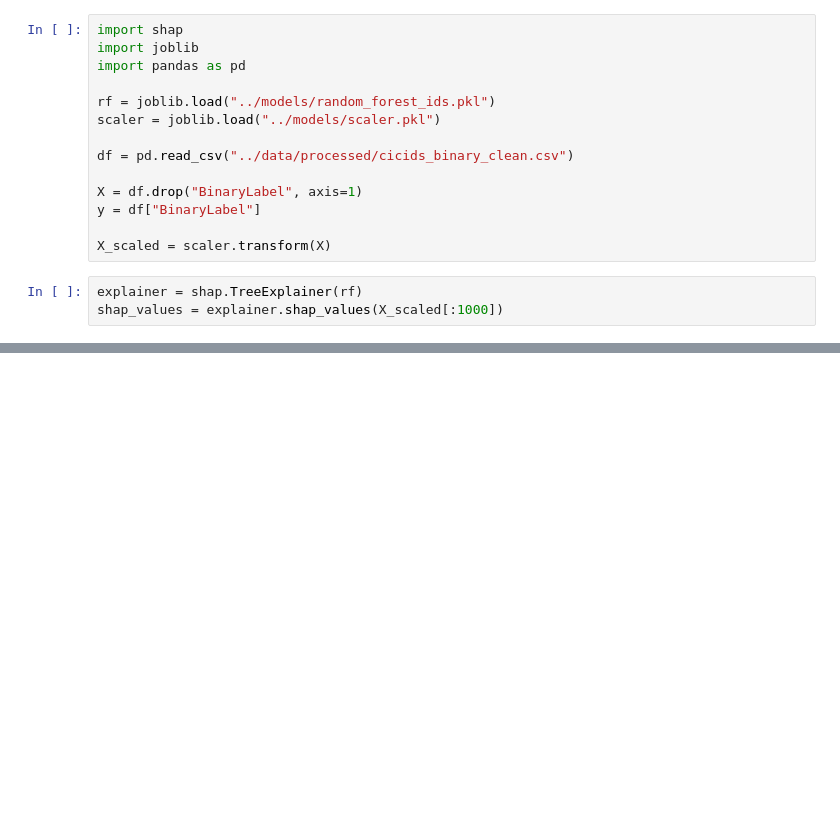
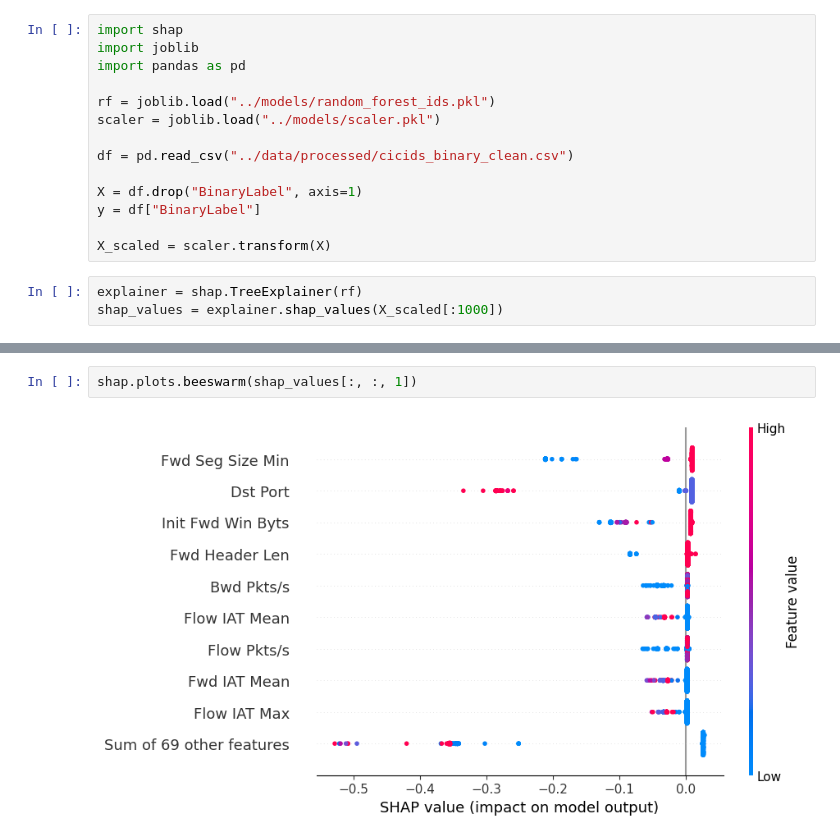
Before and after one commit to harsh27004/ai-ids, a Jupyter notebook: notebooks/xai_shap.ipynb, the cells around one changed output, grey strips where cells are left out. Saved outputs shown, nothing was run; the diff lists cells and outputs as text; blank space fills up the shorter version.

```diff
--- a/notebooks/xai_shap.ipynb
+++ b/notebooks/xai_shap.ipynb
@@ -43,0 +91,4 @@ AssertionError: The shape of the shap_values matrix does not match the shape of
+# %%
+shap.plots.beeswarm(shap_values[:, :, 1])
+# %% [output]
+[figure, added]
```
Also changed, not shown: parts of 7 cells of this notebook, 2 other files.
